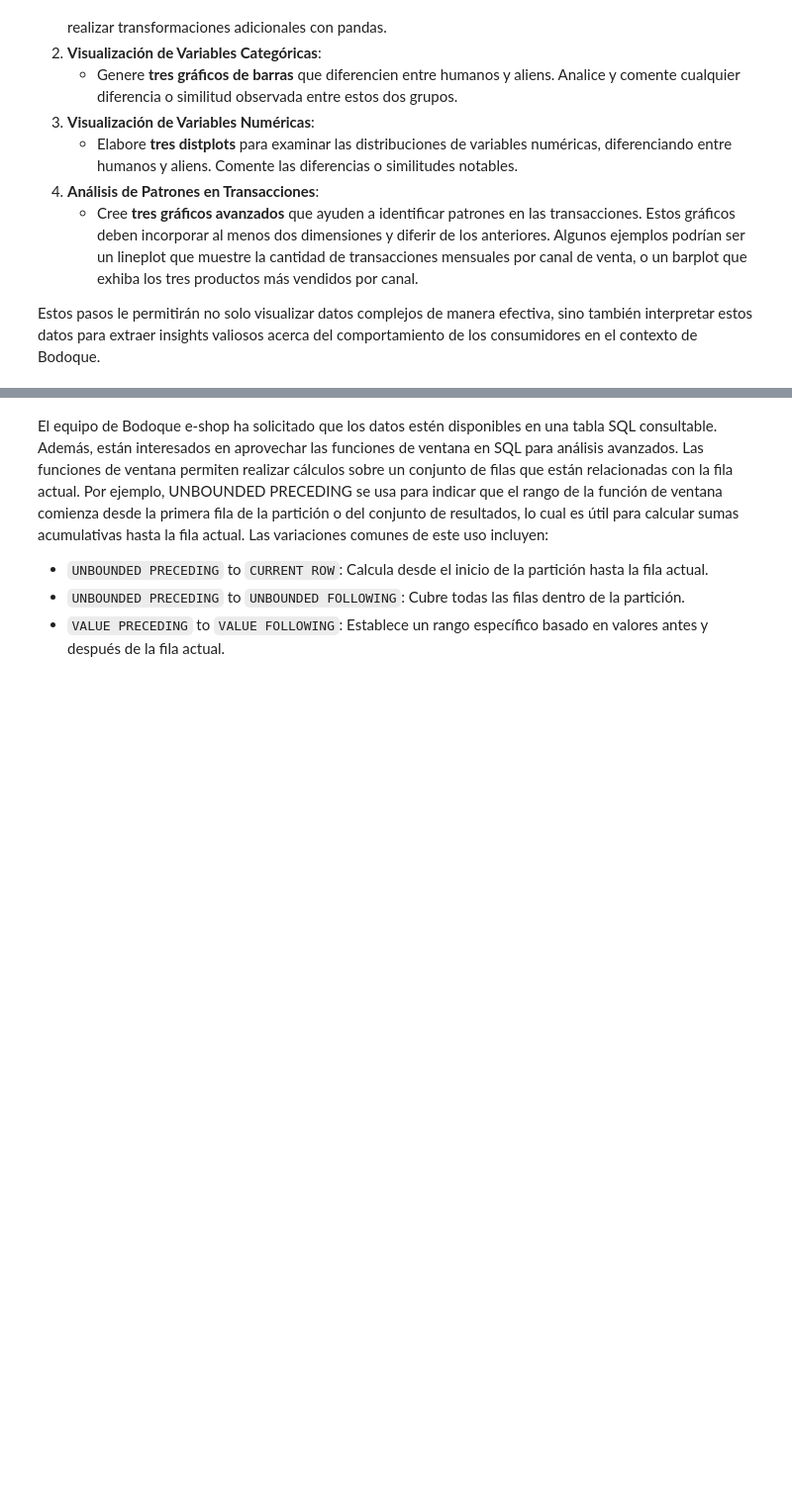
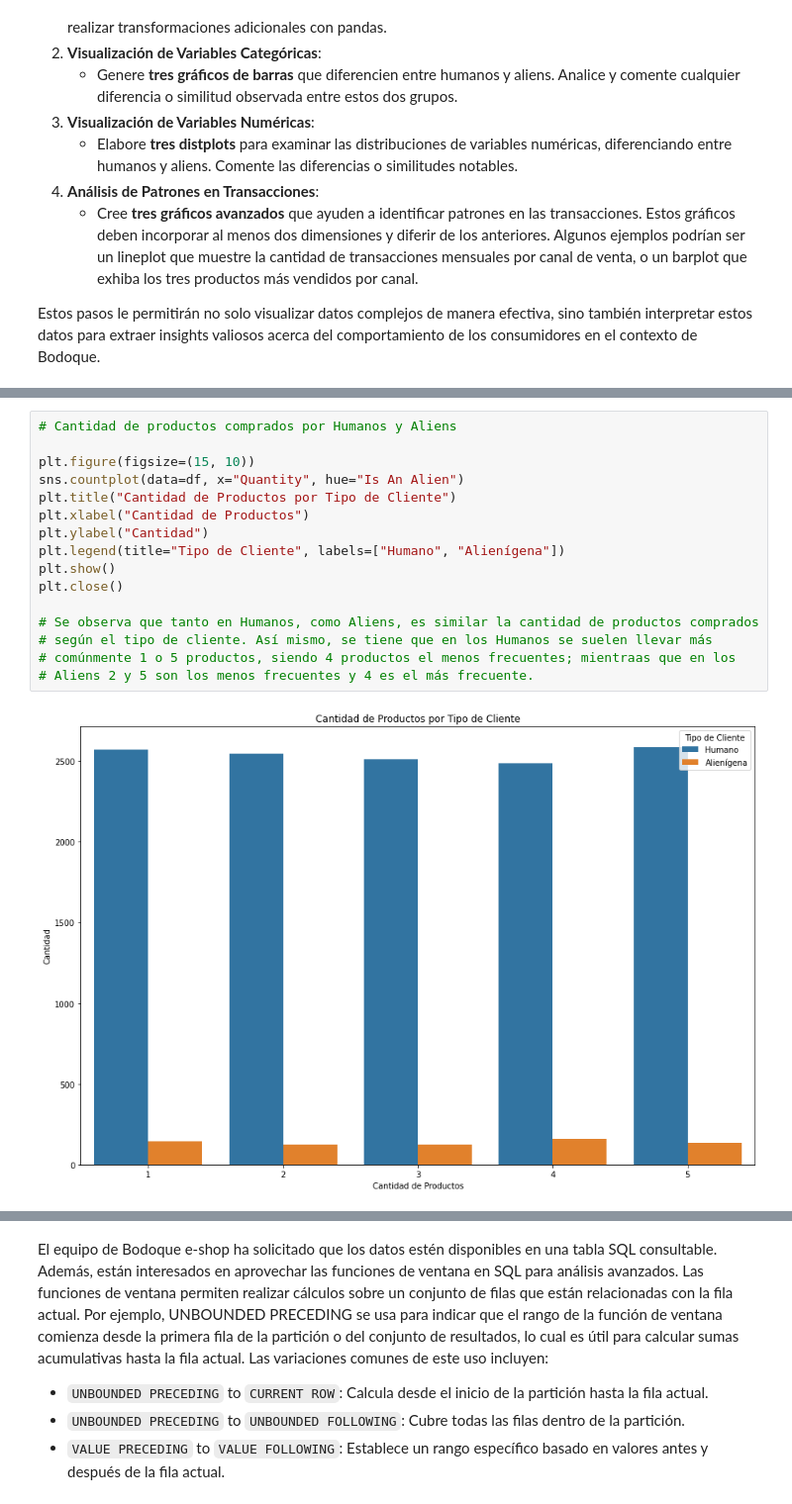
Before and after one commit to diegonachon/mds7202, a Jupyter notebook: lab4/Laboratorio_4_enunciado.ipynb, the cells around one changed output, grey strips where cells are left out. Shown: that part at 99% size. Cells and saved outputs as stored; diff of their text form; blank space fills up the shorter version.

```diff
--- a/lab4/Laboratorio_4_enunciado.ipynb
+++ b/lab4/Laboratorio_4_enunciado.ipynb
@@ -232,0 +521,18 @@ Estos pasos le permitirán no solo visualizar datos complejos de manera efectiva
+# %%
+# Cantidad de productos comprados por Humanos y Aliens
+
+plt.figure(figsize=(15, 10))
+sns.countplot(data=df, x="Quantity", hue="Is An Alien")
+plt.title("Cantidad de Productos por Tipo de Cliente")
+plt.xlabel("Cantidad de Productos")
+plt.ylabel("Cantidad")
+plt.legend(title="Tipo de Cliente", labels=["Humano", "Alienígena"])
+plt.show()
+plt.close()
+
+# Se observa que tanto en Humanos, como Aliens, es similar la cantidad de productos comprados
+# según el tipo de cliente. Así mismo, se tiene que en los Humanos se suelen llevar más
+# comúnmente 1 o 5 productos, siendo 4 productos el menos frecuentes; mientraas que en los
+# Aliens 2 y 5 son los menos frecuentes y 4 es el más frecuente.
+# %% [output]
+[figure, added]
```
Also changed, not shown: parts of 48 cells of this notebook, 10 other files.
